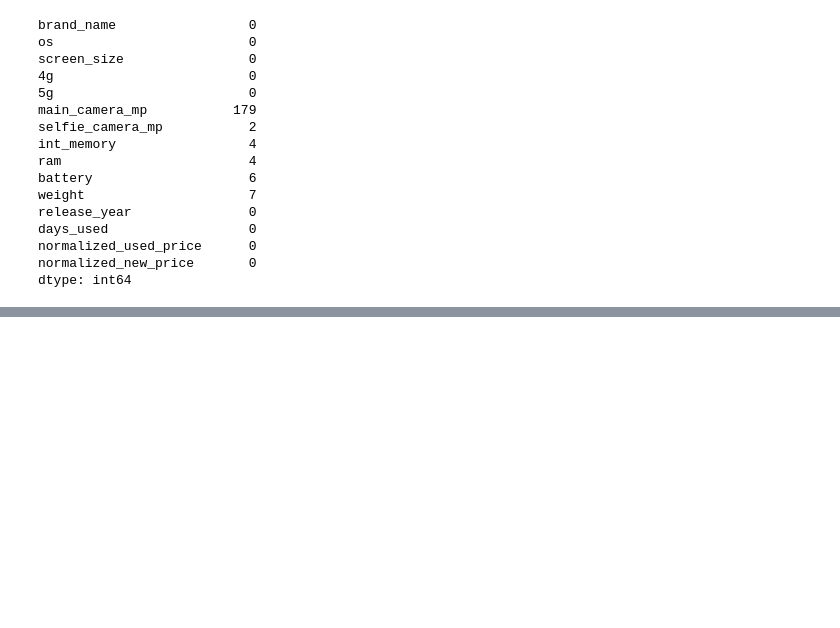
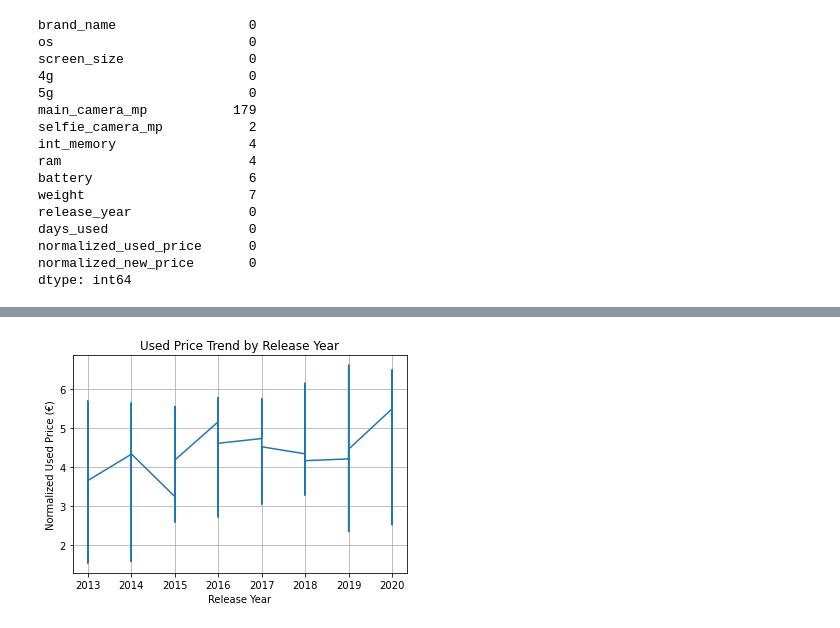
Before and after one commit to Eniola-Hannah/Used-device-price-prediction, a Jupyter notebook: Analysis_and_prediction.ipynb, the cells around one changed output, grey strips where cells are left out. Drawn from its saved outputs; the diff is of its cells as text; code cells hidden in the pictures; blank space fills up the shorter version.

```diff
--- a/Analysis_and_prediction.ipynb
+++ b/Analysis_and_prediction.ipynb
@@ -126,0 +142,10 @@ df
+# %%
+df_sorted = df.sort_values(by='release_year')
+plt.plot(df_sorted['release_year'].values, df_sorted['normalized_used_price'].values)
+plt.xlabel("Release Year")
+plt.ylabel("Normalized Used Price (€)")
+plt.title("Used Price Trend by Release Year")
+plt.grid(True)
+plt.show()
+# %% [output]
+[figure, added]
```
Also changed, not shown: parts of 15 cells of this notebook.
